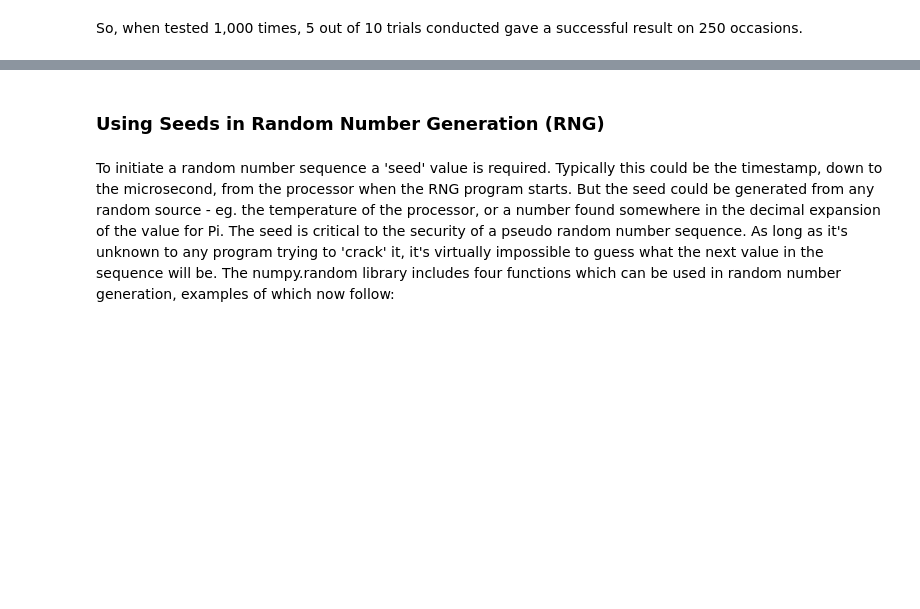
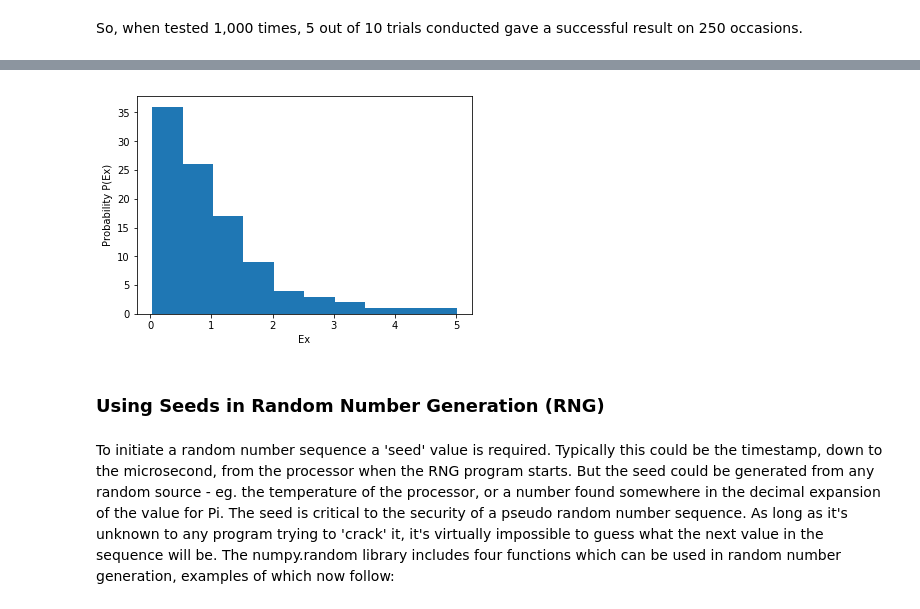
Before and after one commit to Aqua5lad/numpy-random-assignment, a Jupyter notebook: numpy-random.ipynb, the cells around one changed output, grey strips where cells are left out. Drawn from its saved outputs; the diff is of its cells as text; code cells hidden in the pictures; blank space fills up the shorter version.

Commit message:
Exponential Distribution

```diff
--- a/numpy-random.ipynb
+++ b/numpy-random.ipynb
@@ -198,3 +211,12 @@ So, when tested 1,000 times, 5 out of 10 trials conducted gave a successful resu
+# %%
+Ex = np.random.exponential(1,100)
+plt.hist(Ex)
+plt.xlabel ('Ex')
+plt.ylabel ('Probability P(Ex)')
+plt.show()
+# can I plot the probability density function?
+# %% [output]
+[figure, added]
 # %% [markdown]
 ### Using Seeds in Random Number Generation (RNG)
 # %% [markdown]
```
Also changed, not shown: parts of 17 cells of this notebook.
